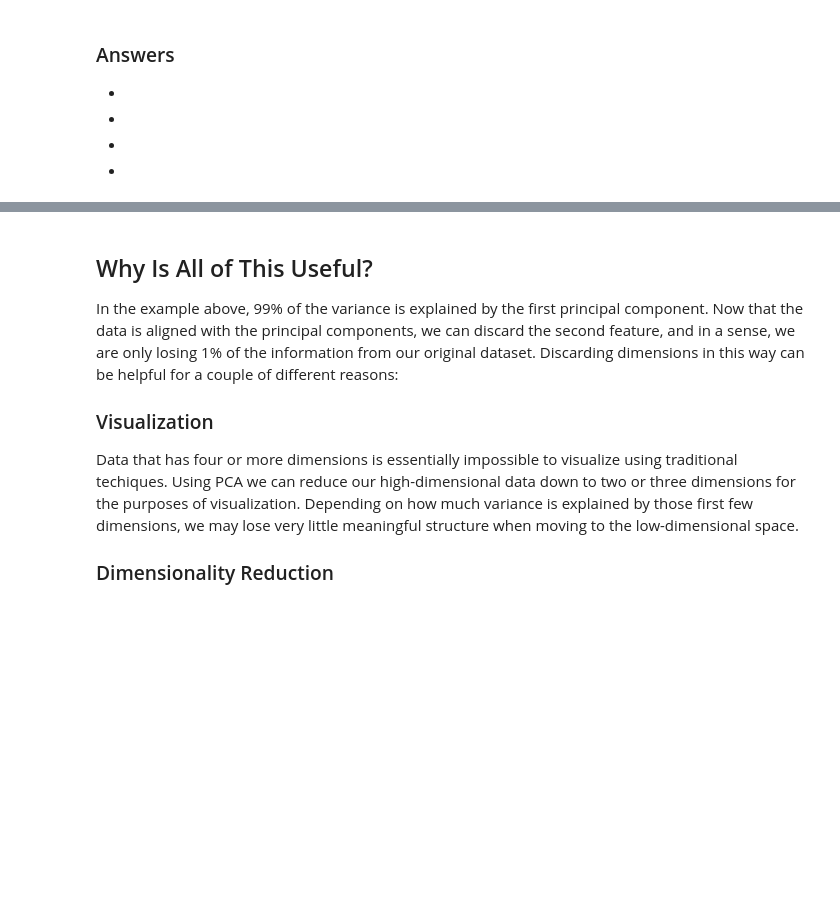
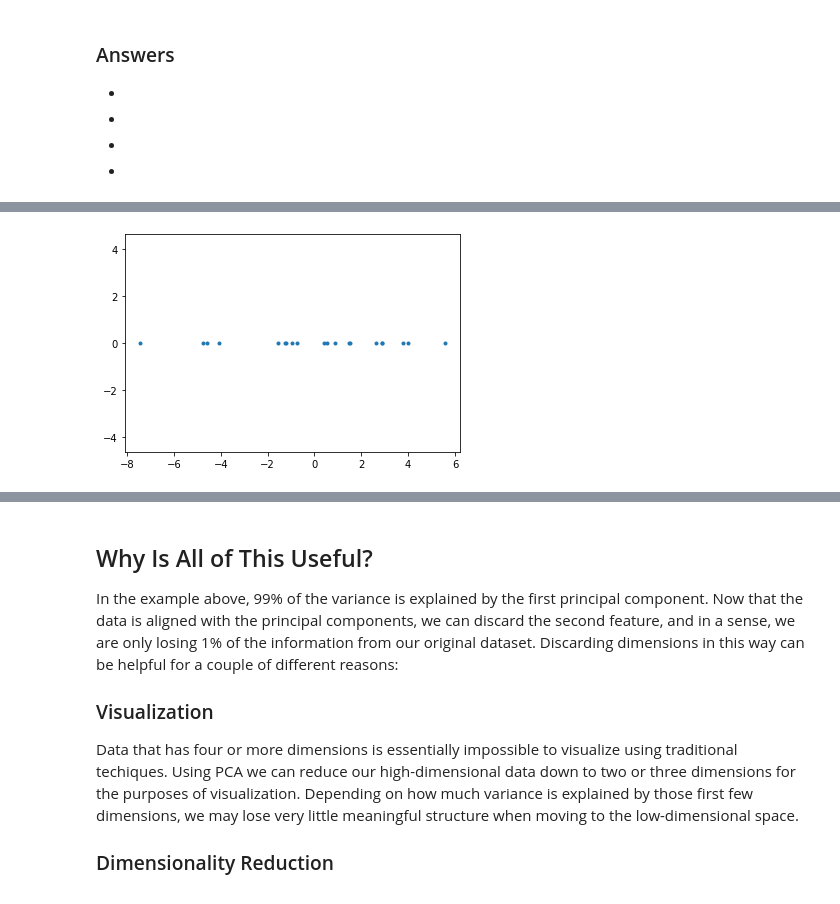
Before and after one commit to spragunr/jmu_ml_pca, a Jupyter notebook: pca.ipynb, the cells around one changed output, grey strips where cells are left out. Cells and saved outputs as stored; diff of their text form; code cells hidden in the pictures; blank space fills up the shorter version.

```diff
--- a/pca.ipynb
+++ b/pca.ipynb
@@ -222,0 +262,9 @@ $$\mathbf{S} = \begin{bmatrix} a & b \\ c & d \end{bmatrix}$$
+# %%
+Z = np.dot(X, W[:,0]) # Only the first column!
+
+# Replot the data points
+plt.plot(Z, np.zeros(Z.shape), '.')
+plt.axis('equal')
+plt.show()
+# %% [output]
+[figure, added]
```
Also changed, not shown: parts of 14 cells of this notebook, 1 other file.
